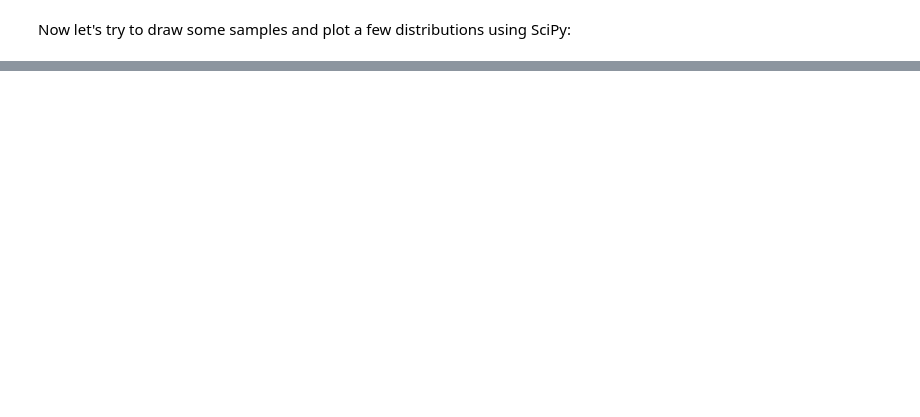
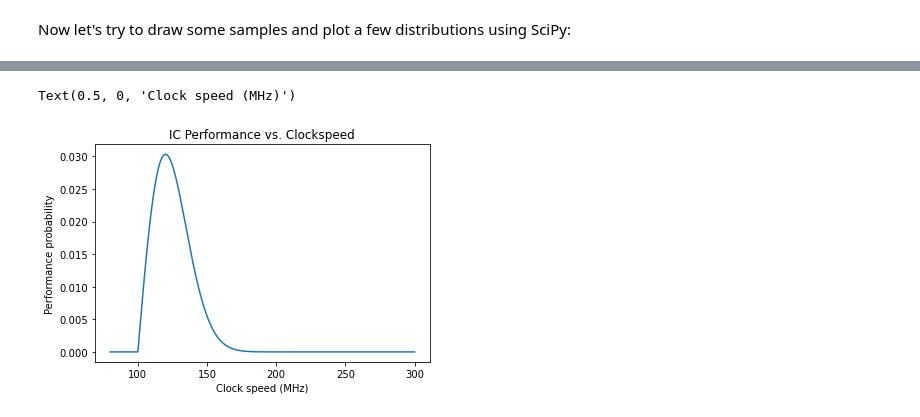
Before and after one commit to curtywang/ee5020-notes-fa22, a Jupyter notebook: day04_soln/analysis_modeling_dists.ipynb, the cells around one changed output, grey strips where cells are left out. Drawn from its saved outputs; the diff is of its cells as text; code cells hidden in the pictures; blank space fills up the shorter version.

```diff
--- a/day04_soln/analysis_modeling_dists.ipynb
+++ b/day04_soln/analysis_modeling_dists.ipynb
@@ -39,0 +80,20 @@ Now let's try to draw some samples and plot a few distributions using SciPy:
+# %%
+dist_ic_perf_clockspeed_peak = 120.
+dist_ic_perf_clockspeed_spread = 20.
+
+dist_ic_perf_clockspeed = sp.stats.rayleigh(loc=dist_ic_perf_clockspeed_peak - dist_ic_perf_clockspeed_spread,
+                                            scale=dist_ic_perf_clockspeed_spread)
+# %%
+# examine the pdf directly rather than drawing samples:
+dist_ic_perf_clockspeed_pdf_x = np.linspace(start=80., stop=300., num=1000)
+dist_ic_perf_clockspeed_pdf_y = dist_ic_perf_clockspeed.pdf(dist_ic_perf_clockspeed_pdf_x)
+
+dist_ic_perf_clockspeed_pdf_plot = sns.lineplot(
+    x=dist_ic_perf_clockspeed_pdf_x, y=dist_ic_perf_clockspeed_pdf_y)
+
+dist_ic_perf_clockspeed_pdf_plot.set_title("IC Performance vs. Clockspeed")
+dist_ic_perf_clockspeed_pdf_plot.set_ylabel("Performance probability")
+dist_ic_perf_clockspeed_pdf_plot.set_xlabel("Clock speed (MHz)")
+# %% [output]
+Text(0.5, 0, 'Clock speed (MHz)')
+[figure, added]
```
Also changed, not shown: parts of 20 cells of this notebook, 2 other files.
